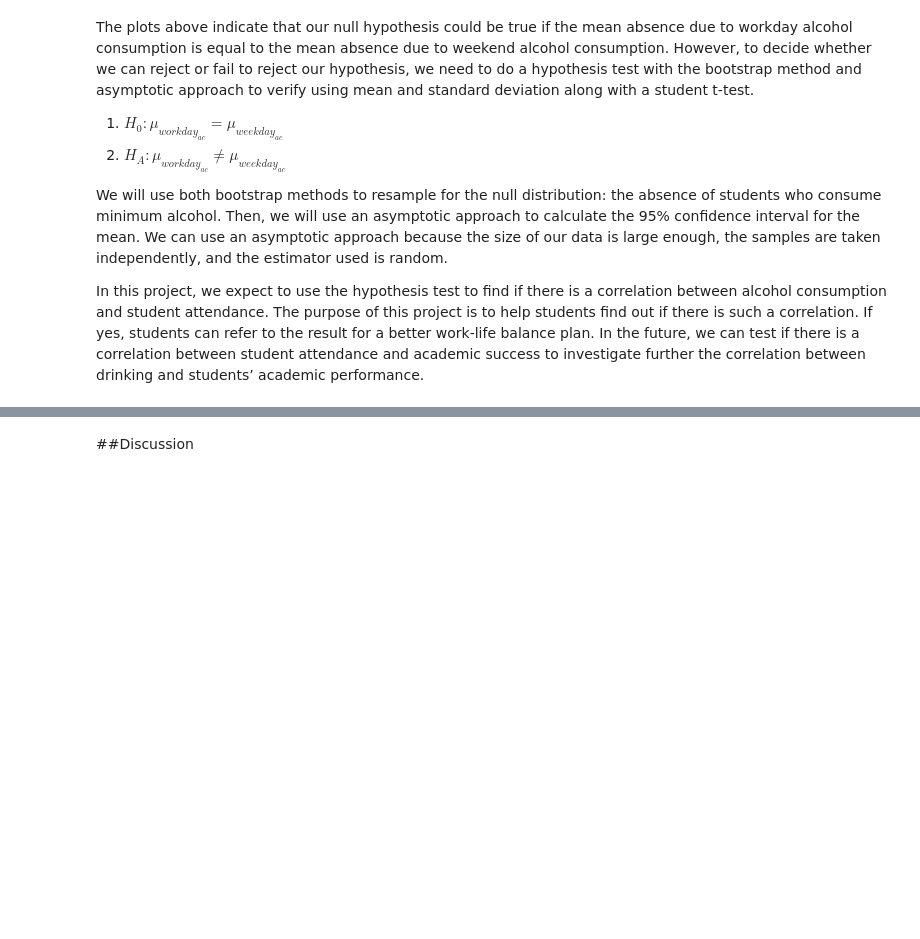
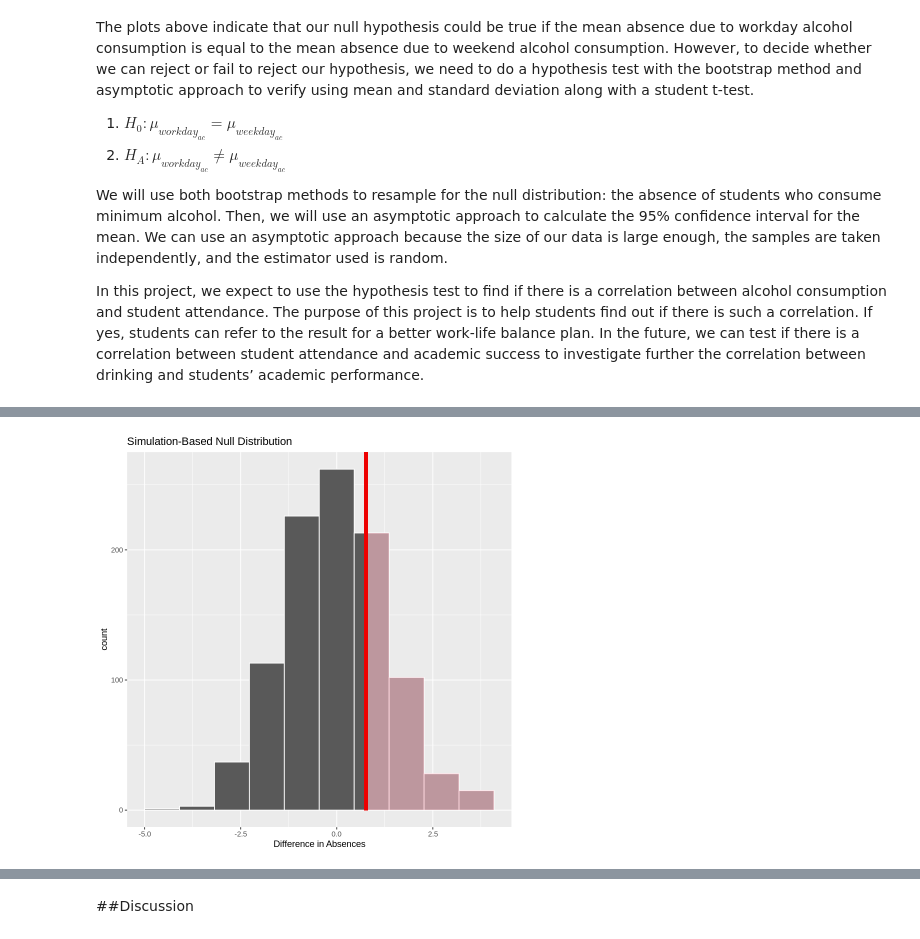
Before and after one commit to aaaaanniez/AlcoholAffect, a Jupyter notebook: Final_Report.ipynb, the cells around one changed output, grey strips where cells are left out. Cells and saved outputs as stored; diff of their text form; code cells hidden in the pictures; blank space fills up the shorter version.

```diff
--- a/Final_Report.ipynb
+++ b/Final_Report.ipynb
@@ -159,0 +218,7 @@ In this project, we expect to use the hypothesis test to find if there is a corr
+# %%
+# We used the infer package to calculate the test statistic (difference in means)
+set.seed(5555)
+obs_diff_in_means <- merged_data %>%
+    specify(formula = absences ~ drinker_type) %>%
+    calculate(stat = 'diff in means', order = c('workday', 'weekend'))
+obs_diff_in_means
@@ -159,0 +230,9 @@ In this project, we expect to use the hypothesis test to find if there is a corr
+# %%
+# Generate 1000 samples from the null distribution
+set.seed(5555)
+null_diff_in_means <- merged_data %>%
+   specify(formula = absences ~ drinker_type) %>%
+   hypothesize(null = "independence") %>%
+   generate(reps = 1000, type = "permute") %>%
+   calculate(stat="diff in means", order = c('workday', 'weekend'))
+head(null_diff_in_means)
@@ -159,0 +249,9 @@ In this project, we expect to use the hypothesis test to find if there is a corr
+# %%
+# Plot the result of the hypothesis test to visualize with 10 bins, put a vertical bar for the observed test statistic obs_diff_in_medians, and shade the tail(s).
+diff_in_means_plot <- null_diff_in_means %>%
+   visualize(bins=10) +
+   shade_p_value(obs_stat = obs_diff_in_means, direction = "right") +
+   xlab("Difference in Absences")
+diff_in_means_plot
+# %% [output]
+[figure, added]
```
Also changed, not shown: parts of 41 cells of this notebook.
